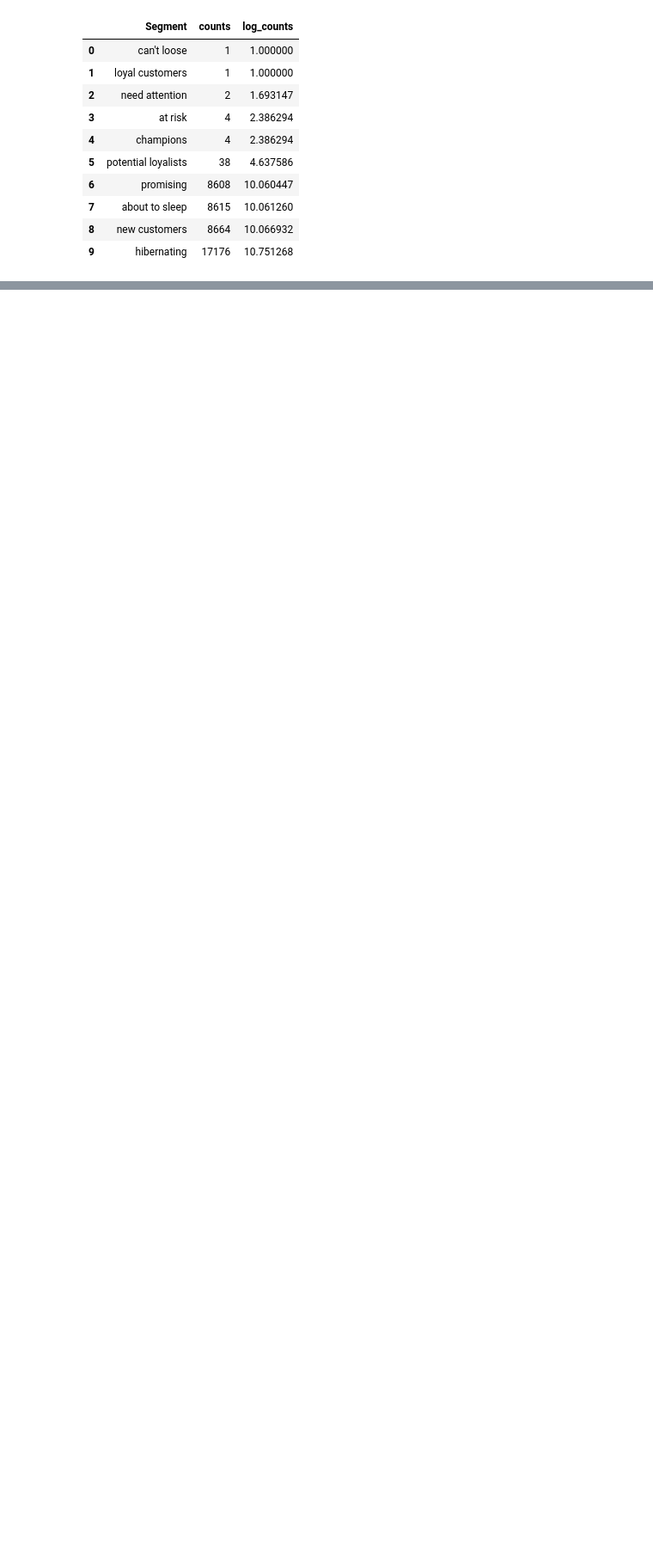
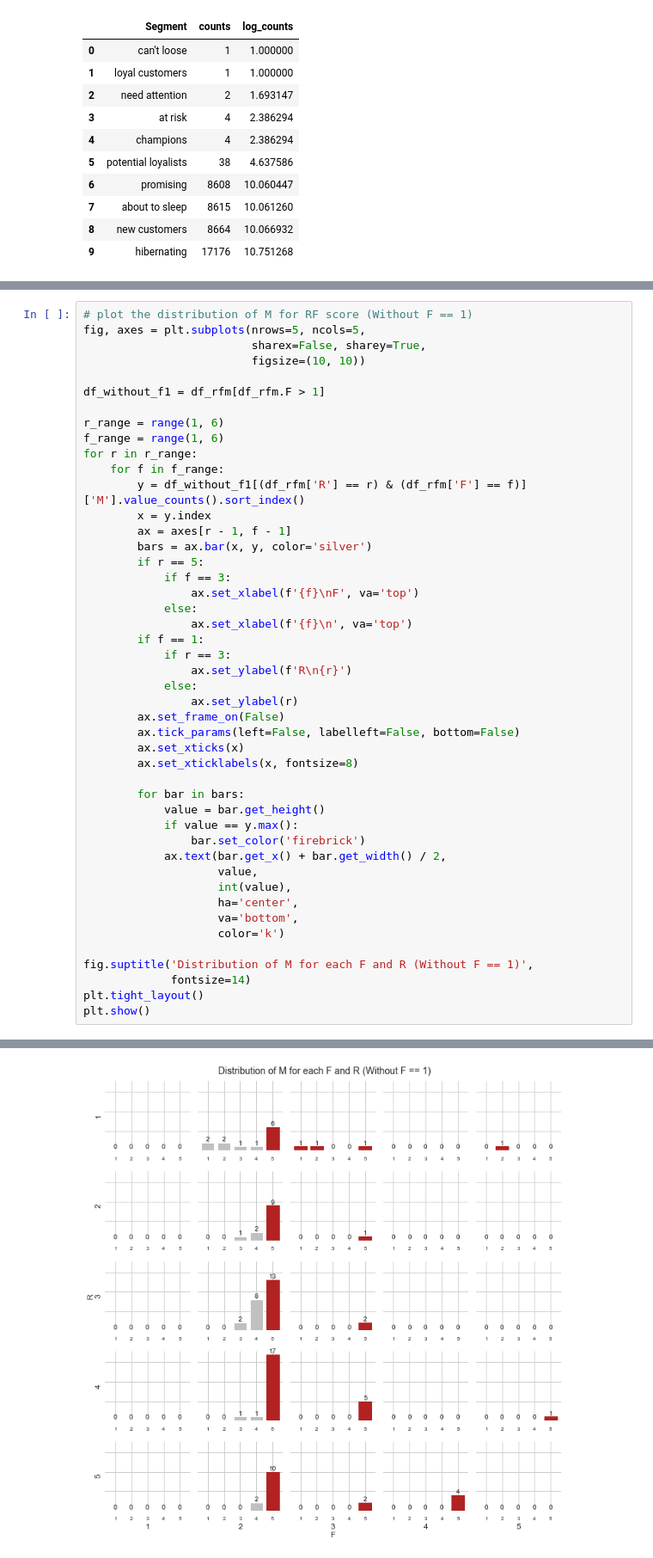
Before and after one commit to PavelSyr/da_karpov.cources_first.project, a Jupyter notebook: pavel_syrnev_15.04_p-syrnev/variant1/e-commerce.ipynb, the cells around one changed output, grey strips where cells are left out. Shown at 86% size. Cells and saved outputs as stored; diff of their text form; blank space fills up the shorter version.

```diff
--- a/pavel_syrnev_15.04_p-syrnev/variant1/e-commerce.ipynb
+++ b/pavel_syrnev_15.04_p-syrnev/variant1/e-commerce.ipynb
@@ -1088,0 +1149,47 @@ sns.barplot(data = df_rfm_segments, y='Segment', x='log_counts')
+# %%
+# plot the distribution of M for RF score (Without F == 1)
+fig, axes = plt.subplots(nrows=5, ncols=5,
+                         sharex=False, sharey=True,
+                         figsize=(10, 10))
+
+df_without_f1 = df_rfm[df_rfm.F > 1]
+
+r_range = range(1, 6)
+f_range = range(1, 6)
+for r in r_range:
+    for f in f_range:
+        y = df_without_f1[(df_rfm['R'] == r) & (df_rfm['F'] == f)]['M'].value_counts().sort_index()
+        x = y.index
+        ax = axes[r - 1, f - 1]
+        bars = ax.bar(x, y, color='silver')
+        if r == 5:
+            if f == 3:
+                ax.set_xlabel(f'{f}\nF', va='top')
+            else:
+                ax.set_xlabel(f'{f}\n', va='top')
+        if f == 1:
+            if r == 3:
+                ax.set_ylabel(f'R\n{r}')
+            else:
+                ax.set_ylabel(r)
+        ax.set_frame_on(False)
+        ax.tick_params(left=False, labelleft=False, bottom=False)
+        ax.set_xticks(x)
+        ax.set_xticklabels(x, fontsize=8)
+
+        for bar in bars:
+            value = bar.get_height()
+            if value == y.max():
+                bar.set_color('firebrick')
+            ax.text(bar.get_x() + bar.get_width() / 2,
+                    value,
+                    int(value),
+                    ha='center',
+                    va='bottom',
+                    color='k')
+
+fig.suptitle('Distribution of M for each F and R (Without F == 1)',
+             fontsize=14)
+plt.tight_layout()
+plt.show()
+# %% [output]
@@ -1088,0 +1197 @@ sns.barplot(data = df_rfm_segments, y='Segment', x='log_counts')
+[figure, added]
```
Also changed, not shown: parts of 5 cells of this notebook.
